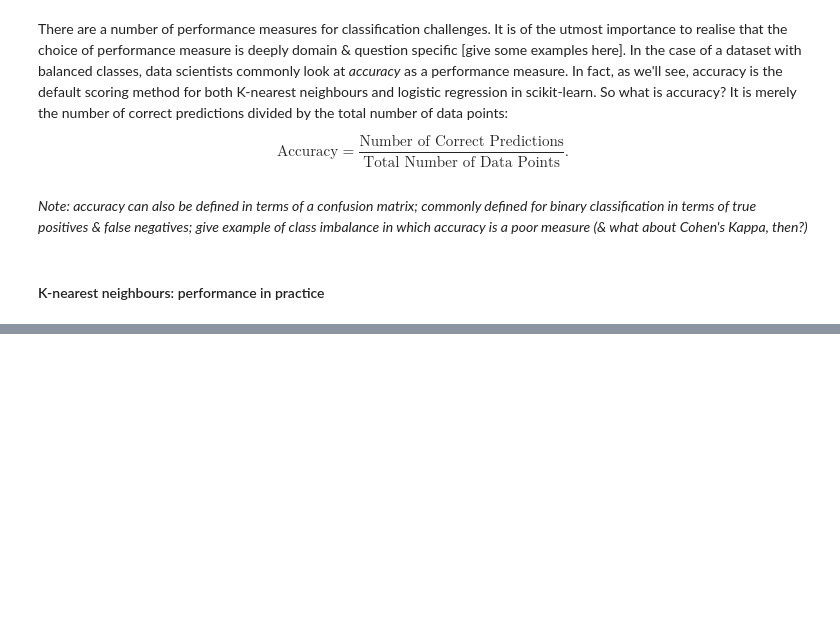
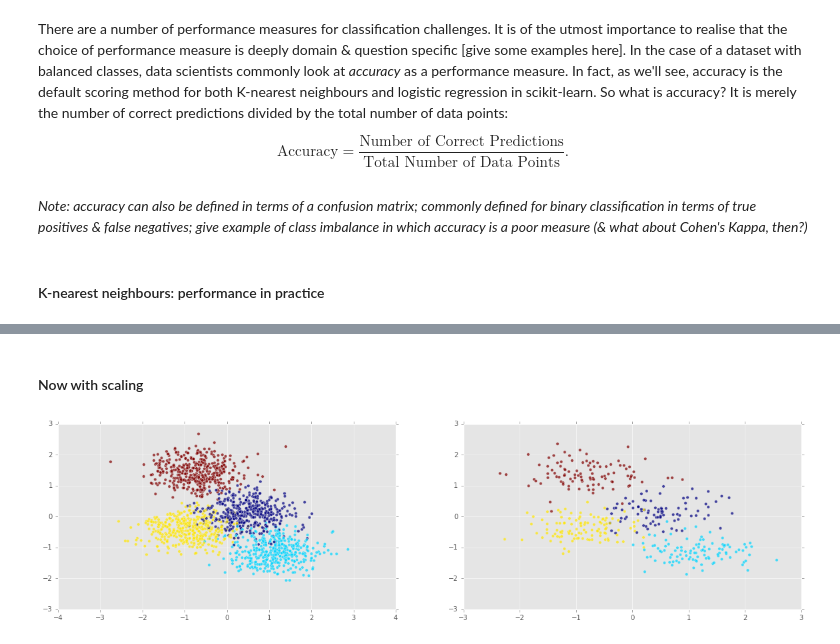
Before and after one commit to hugobowne/machine_learning_techniques, a Jupyter notebook: Preprocessing_note.ipynb, the cells around one changed output, grey strips where cells are left out. Drawn from its saved outputs; the diff is of its cells as text; code cells hidden in the pictures; blank space fills up the shorter version.

```diff
--- a/Preprocessing_note.ipynb
+++ b/Preprocessing_note.ipynb
@@ -94,0 +118,19 @@ LogisticRegression score: 0.920000
+# %% [markdown]
+#### Now with scaling
+# %%
+from sklearn.preprocessing import scale
+# from sklearn.preprocessing import StandardScaler
+Xs = scale(X)
+s = int(.2*n_samples)
+Xs_train = Xs[s:]
+y_train = y[s:]
+Xs_test = Xs[:s]
+y_test = y[:s]
+plt.figure(figsize=(20,5));
+plt.subplot(1, 2, 1 );
+plt.scatter(Xs_train[:,0] , Xs_train[:,1],  c = y_train, alpha = 0.7);
+plt.subplot(1, 2, 2);
+plt.scatter(Xs_test[:,0] , Xs_test[:,1],  c = y_test, alpha = 0.7);
+plt.show()
+# %% [output]
+[figure, added]
```
Also changed, not shown: parts of 16 cells of this notebook.
